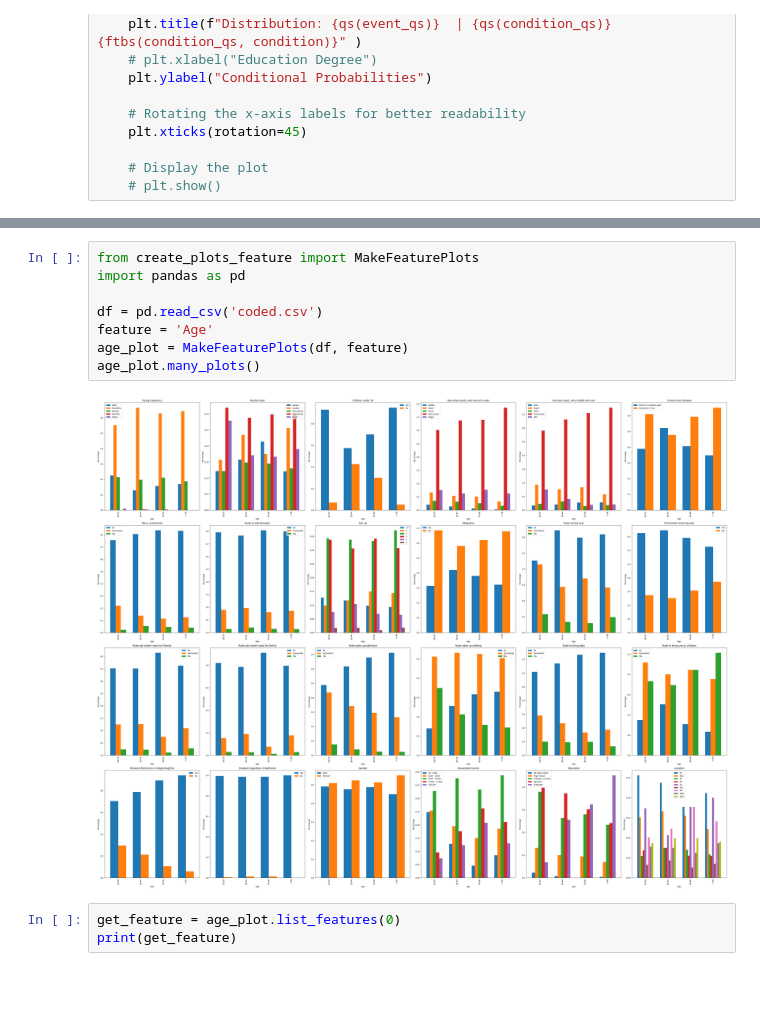
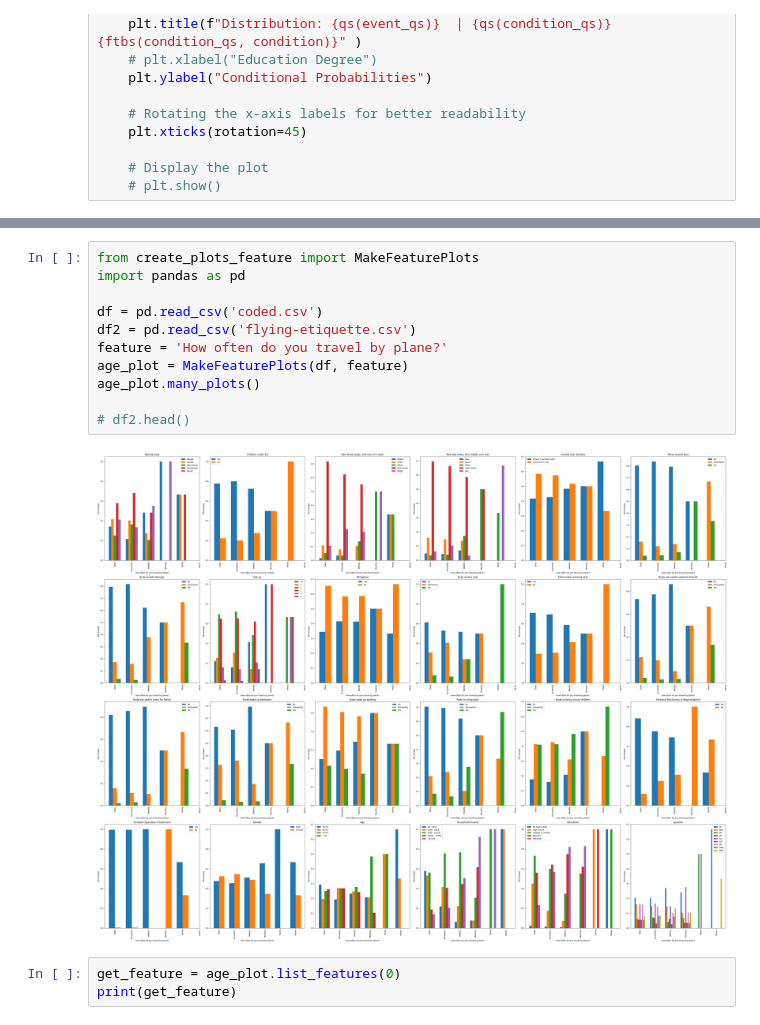
Before and after one commit to mloenker/flying-etiquette-data-lit, a Jupyter notebook: bar_plots.ipynb, the cells around one changed output, grey strips where cells are left out. Saved outputs shown, nothing was run; the diff lists cells and outputs as text; blank space fills up the shorter version.

```diff
--- a/bar_plots.ipynb
+++ b/bar_plots.ipynb
@@ -201,13 +196,16 @@ Location (Census Region)
 # %%
 from create_plots_feature import MakeFeaturePlots
 import pandas as pd
 
 df = pd.read_csv('coded.csv')
-feature = 'Age'
+df2 = pd.read_csv('flying-etiquette.csv')
+feature = 'How often do you travel by plane?'
 age_plot = MakeFeaturePlots(df, feature)
 age_plot.many_plots()
+
+# df2.head()
 # %% [output]
-[figure, old version]
+[figure, new version]
 # %%
 get_feature = age_plot.list_features(0)
 print(get_feature)
```
Also changed, not shown: parts of 4 cells of this notebook.
